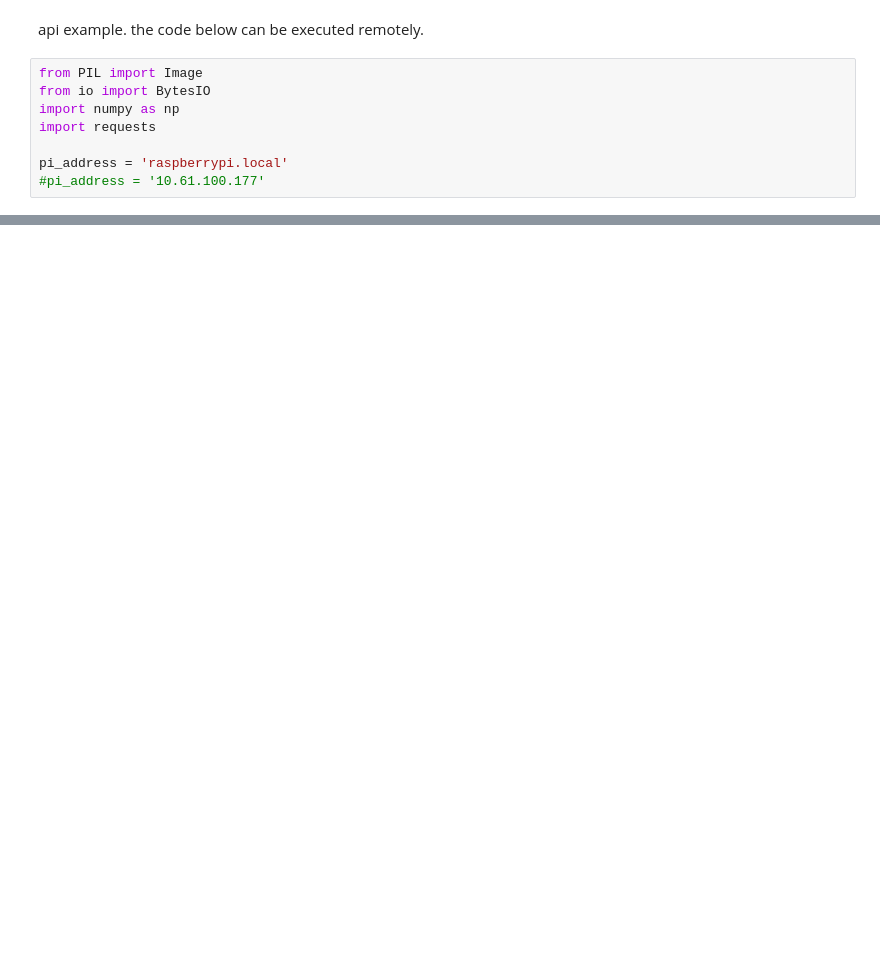
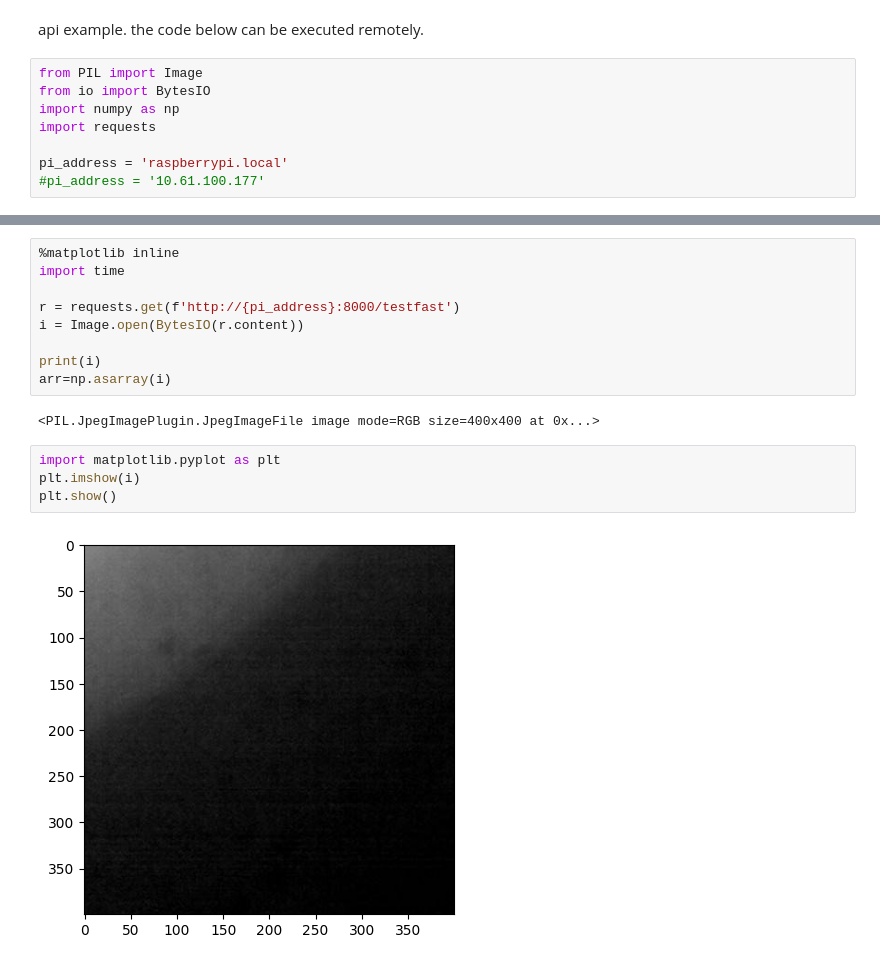
Before and after one commit to ams-OSRAM/ams_rpi_software, a Jupyter notebook: notebooks/api_usage.ipynb, the cells around one changed output, grey strips where cells are left out. Cells and saved outputs as stored; diff of their text form; blank space fills up the shorter version.

```diff
--- a/notebooks/api_usage.ipynb
+++ b/notebooks/api_usage.ipynb
@@ -82,0 +126,17 @@ print(r.content)
+# %%
+%matplotlib inline
+import time
+
+r = requests.get(f'http://{pi_address}:8000/testfast')
+i = Image.open(BytesIO(r.content))
+
+print(i)
+arr=np.asarray(i)
+# %% [output]
+<PIL.JpegImagePlugin.JpegImageFile image mode=RGB size=400x400 at 0x...>
+# %%
+import matplotlib.pyplot as plt
+plt.imshow(i)
+plt.show()
+# %% [output]
+[figure, added]
```
Also changed, not shown: parts of 8 cells of this notebook, 1 other file.
